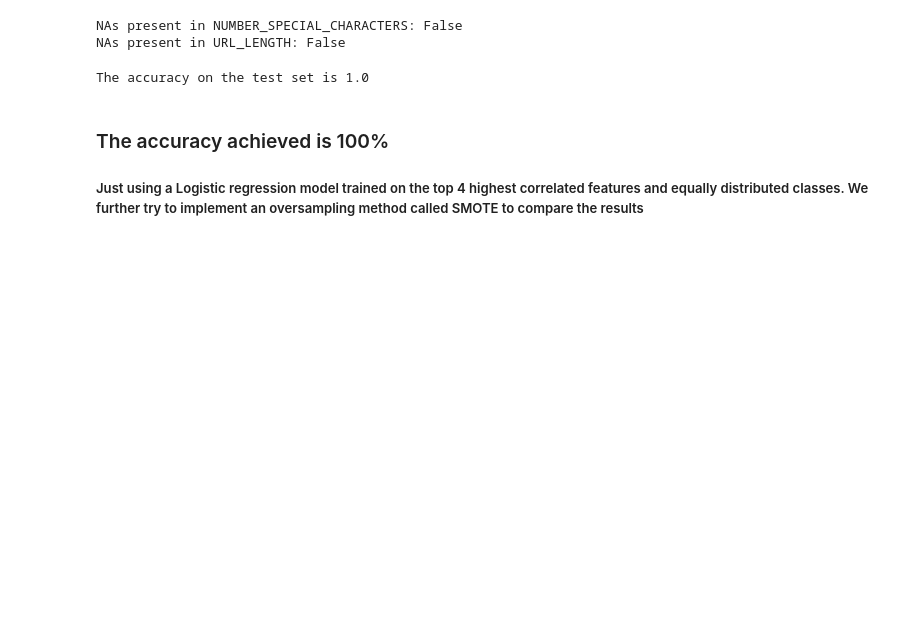
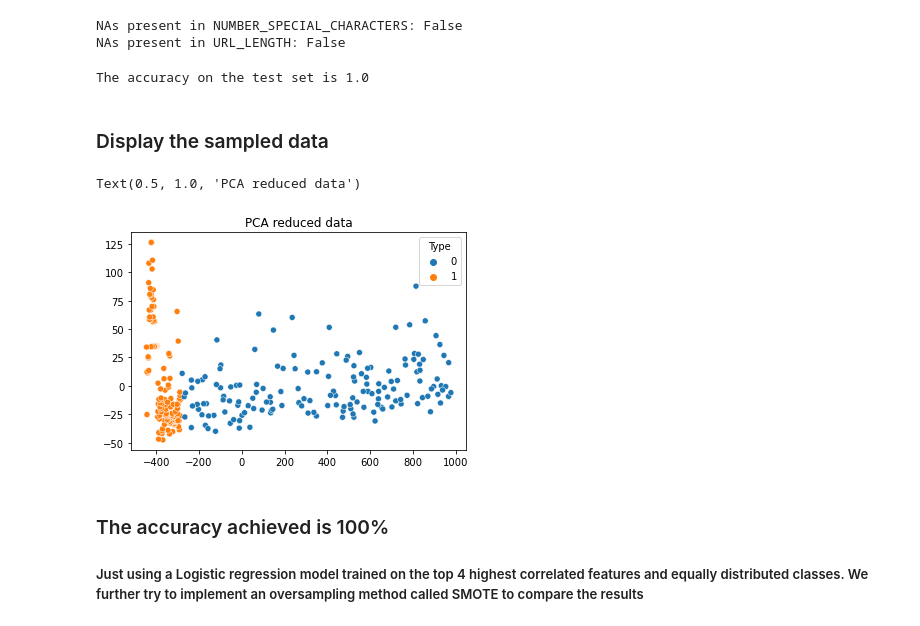
Before and after one commit to jakubhorvath/MachineLearningProject, a Jupyter notebook: project.ipynb, the cells around one changed output. Cells and saved outputs as stored; diff of their text form; code cells hidden in the pictures; blank space fills up the shorter version.

```diff
--- a/project.ipynb
+++ b/project.ipynb
@@ -171,6 +171,18 @@ LR = LogisticRegression().fit(X_train, y_train)
 print("The accuracy on the test set is", accuracy_score(y_test, LR.predict(X_test)))
 # %% [output]
 The accuracy on the test set is 1.0
+# %% [markdown]
+### Display the sampled data
+# %%
+pca = PCA(n_components=2)
+#col = (col-col.mean())/col.std()
+
+sc = pca.fit_transform(X)
+plt = scatterplot(x=[x[0] for x in sc],y=[x[1]for x in sc],hue=Y)
+plt.set_title('PCA reduced data')
+# %% [output]
+Text(0.5, 1.0, 'PCA reduced data')
+[figure, added]
 # %% [markdown]
 ### The accuracy achieved is 100%
 ##### Just using a Logistic regression model trained on the top 4 highest correlated features and equally distributed classes. We further try to implement an oversampling method called SMOTE to compare the results
```
Also changed, not shown: parts of 31 cells of this notebook.
